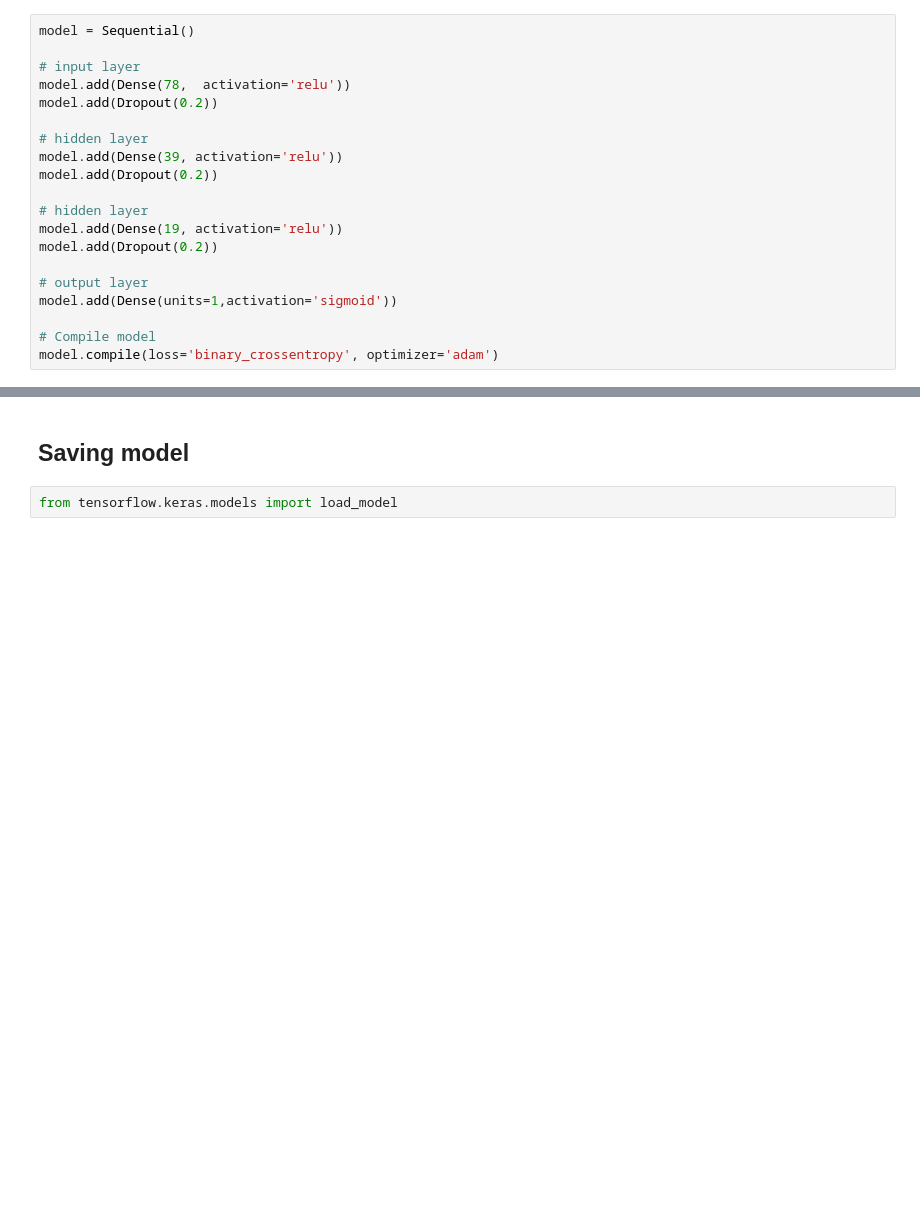
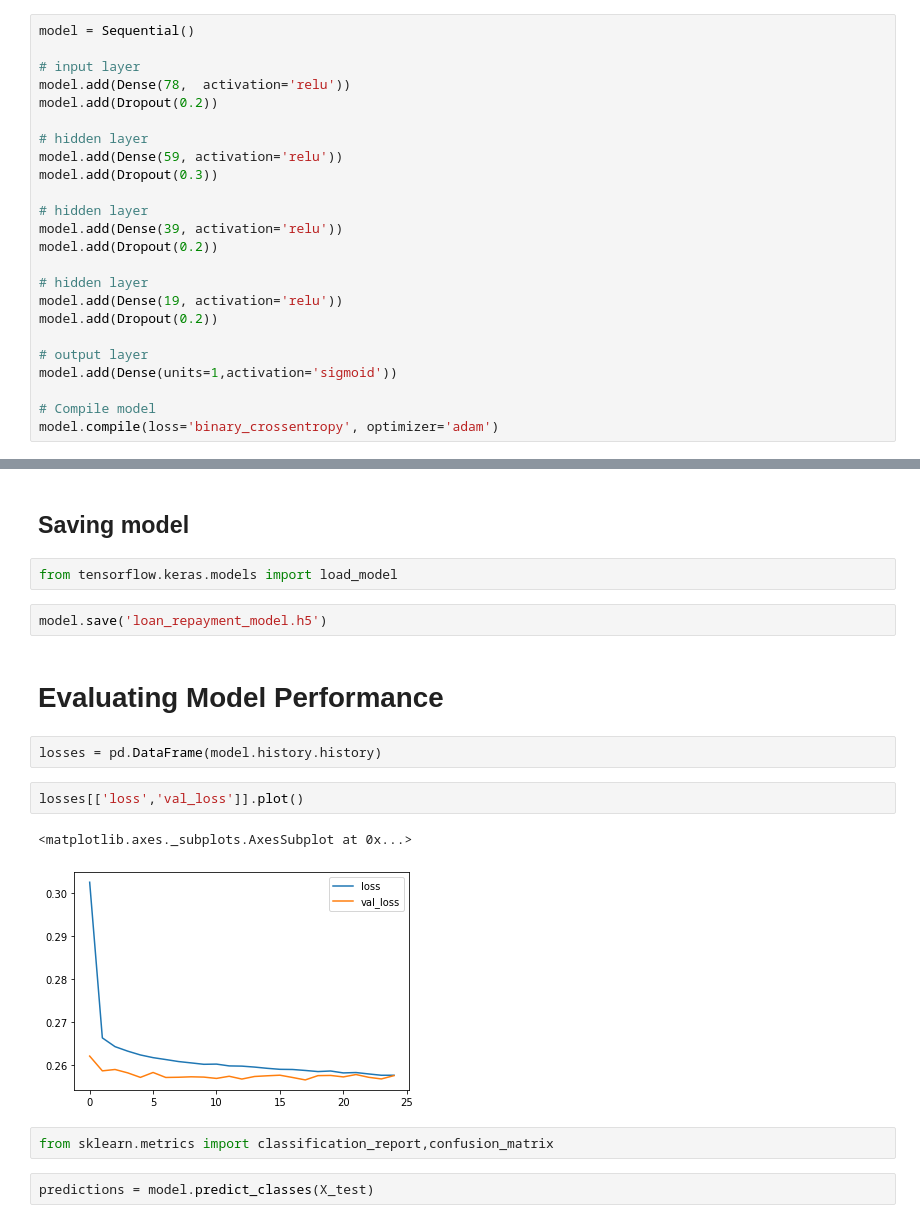
Before and after one commit to tavasolireza/Predict-Loan-Repayment, a Jupyter notebook: loan_repayment.ipynb, the cells around one changed output, grey strips where cells are left out. Saved outputs shown, nothing was run; the diff lists cells and outputs as text; blank space fills up the shorter version.

Commit message:
Evaluate performance

```diff
--- a/loan_repayment.ipynb
+++ b/loan_repayment.ipynb
@@ -593,6 +593,10 @@ model = Sequential()
 # input layer
 model.add(Dense(78,  activation='relu'))
 model.add(Dropout(0.2))
+
+# hidden layer
+model.add(Dense(59, activation='relu'))
+model.add(Dropout(0.3))
 
 # hidden layer
 model.add(Dense(39, activation='relu'))
@@ -637,3 +641,18 @@ Epoch 25/25
 ## Saving model
 # %%
 from tensorflow.keras.models import load_model
+# %%
+model.save('loan_repayment_model.h5')
+# %% [markdown]
+# Evaluating Model Performance
+# %%
+losses = pd.DataFrame(model.history.history)
+# %%
+losses[['loss','val_loss']].plot()
+# %% [output]
+<matplotlib.axes._subplots.AxesSubplot at 0x...>
+[figure, added]
+# %%
+from sklearn.metrics import classification_report,confusion_matrix
+# %%
+predictions = model.predict_classes(X_test)
```
Also changed, not shown: parts of 3 cells of this notebook.
